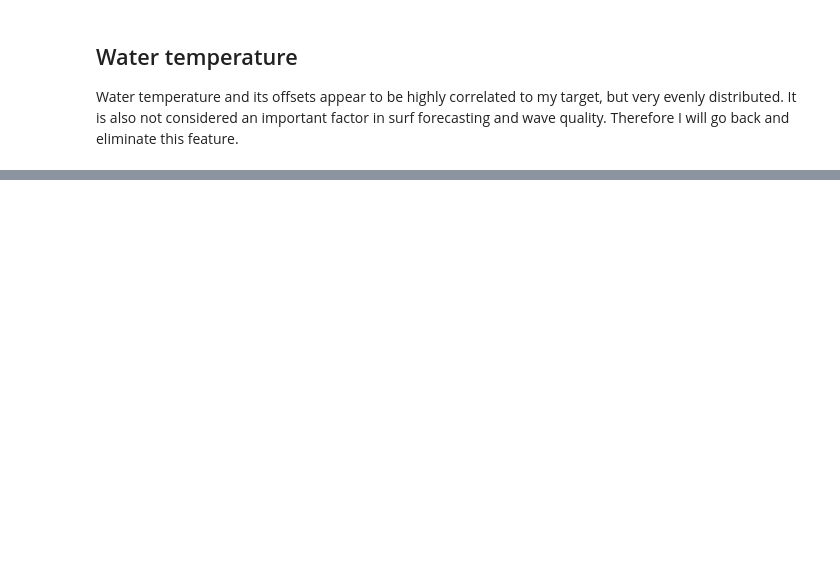
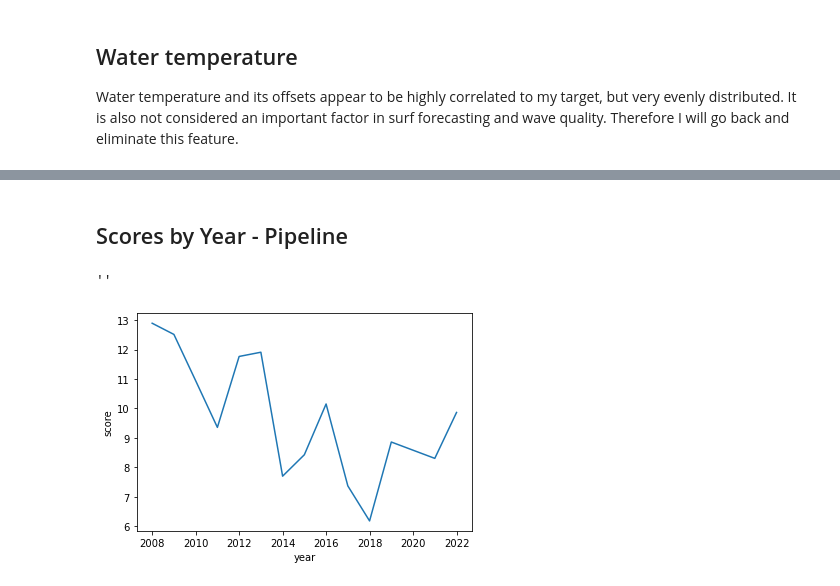
Before and after one commit to pezpet/capstone, a Jupyter notebook: code/05-eda.ipynb, the cells around one changed output, grey strips where cells are left out. Saved outputs shown, nothing was run; the diff lists cells and outputs as text; code cells hidden in the pictures; blank space fills up the shorter version.

```diff
--- a/code/05-eda.ipynb
+++ b/code/05-eda.ipynb
@@ -79,0 +154,11 @@ Water temperature and its offsets appear to be highly correlated to my target, b
+# %% [markdown]
+## Scores by Year - Pipeline
+# %%
+df = all_events.groupby(by=['year', 'event']).mean()
+df = df.reset_index()
+df = df[df['event'].isin(pipe)]
+sns.lineplot(x=df['year'], y=df['score'])
+;
+# %% [output]
+''
+[figure, added]
```
Also changed, not shown: parts of 24 cells of this notebook, 3 other files.
